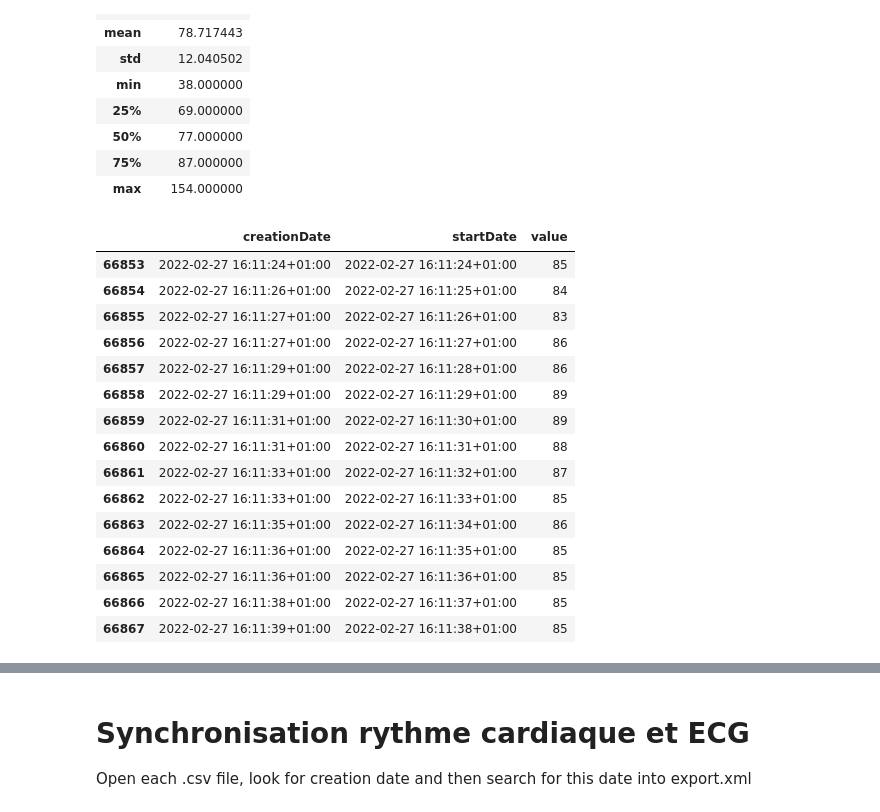
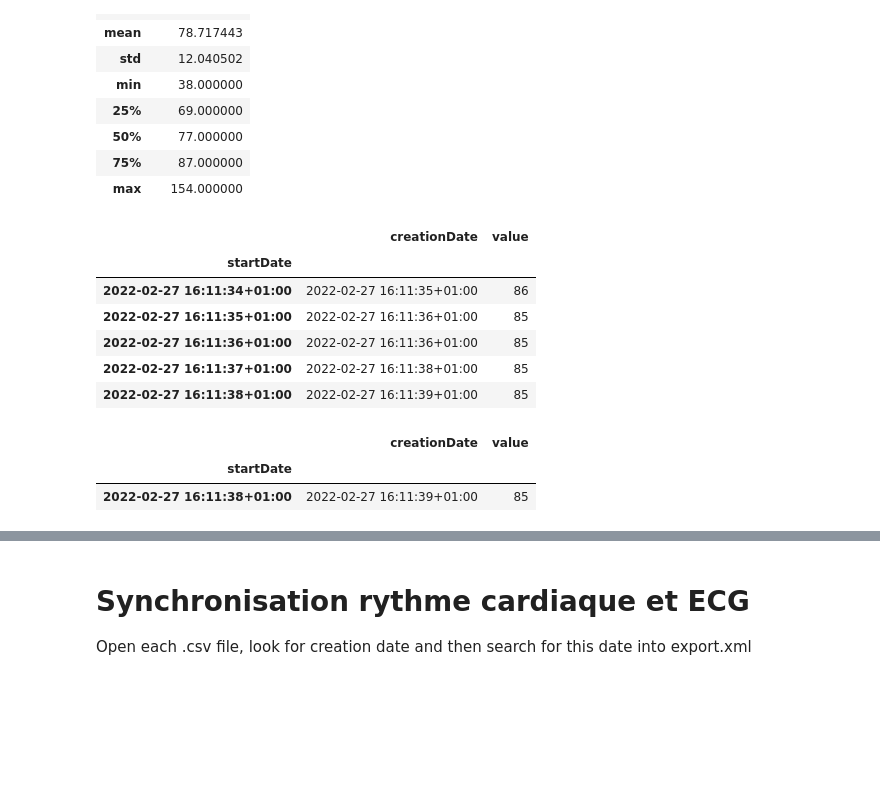
Before and after one commit to pbellot/Physio, a Jupyter notebook: explorationECG.ipynb, the cells around one changed output, grey strips where cells are left out. Cells and saved outputs as stored; diff of their text form; code cells hidden in the pictures; blank space fills up the shorter version.

Commit message:
ECG : alignement rythme cardiaque

```diff
--- a/explorationECG.ipynb
+++ b/explorationECG.ipynb
@@ -143,21 +143,18 @@ rythme.describe()
 | 75% | 87.000000 |
 | max | 154.000000 |
 # %%
-rythme.tail(15)
+rythme.tail()
 # %% [output]
-|  | creationDate | startDate | value |
-| 66853 | 2022-02-27 16:11:24+01:00 | 2022-02-27 16:11:24+01:00 | 85 |
-| 66854 | 2022-02-27 16:11:26+01:00 | 2022-02-27 16:11:25+01:00 | 84 |
-| 66855 | 2022-02-27 16:11:27+01:00 | 2022-02-27 16:11:26+01:00 | 83 |
-| 66856 | 2022-02-27 16:11:27+01:00 | 2022-02-27 16:11:27+01:00 | 86 |
-| 66857 | 2022-02-27 16:11:29+01:00 | 2022-02-27 16:11:28+01:00 | 86 |
-| 66858 | 2022-02-27 16:11:29+01:00 | 2022-02-27 16:11:29+01:00 | 89 |
-| 66859 | 2022-02-27 16:11:31+01:00 | 2022-02-27 16:11:30+01:00 | 89 |
-| 66860 | 2022-02-27 16:11:31+01:00 | 2022-02-27 16:11:31+01:00 | 88 |
-| 66861 | 2022-02-27 16:11:33+01:00 | 2022-02-27 16:11:32+01:00 | 87 |
-| 66862 | 2022-02-27 16:11:33+01:00 | 2022-02-27 16:11:33+01:00 | 85 |
-| 66863 | 2022-02-27 16:11:35+01:00 | 2022-02-27 16:11:34+01:00 | 86 |
-| 66864 | 2022-02-27 16:11:36+01:00 | 2022-02-27 16:11:35+01:00 | 85 |
-| 66865 | 2022-02-27 16:11:36+01:00 | 2022-02-27 16:11:36+01:00 | 85 |
-| 66866 | 2022-02-27 16:11:38+01:00 | 2022-02-27 16:11:37+01:00 | 85 |
-| 66867 | 2022-02-27 16:11:39+01:00 | 2022-02-27 16:11:38+01:00 | 85 |
+|  | creationDate | value |
+| startDate |  |  |
+| 2022-02-27 16:11:34+01:00 | 2022-02-27 16:11:35+01:00 | 86 |
+| 2022-02-27 16:11:35+01:00 | 2022-02-27 16:11:36+01:00 | 85 |
+| 2022-02-27 16:11:36+01:00 | 2022-02-27 16:11:36+01:00 | 85 |
+| 2022-02-27 16:11:37+01:00 | 2022-02-27 16:11:38+01:00 | 85 |
+| 2022-02-27 16:11:38+01:00 | 2022-02-27 16:11:39+01:00 | 85 |
+# %%
+rythme.loc[rythme.index==pd.Timestamp("2022-02-27 16:11:38+01:00")]
+# %% [output]
+|  | creationDate | value |
+| startDate |  |  |
+| 2022-02-27 16:11:38+01:00 | 2022-02-27 16:11:39+01:00 | 85 |
```
Also changed, not shown: parts of 10 cells of this notebook.
